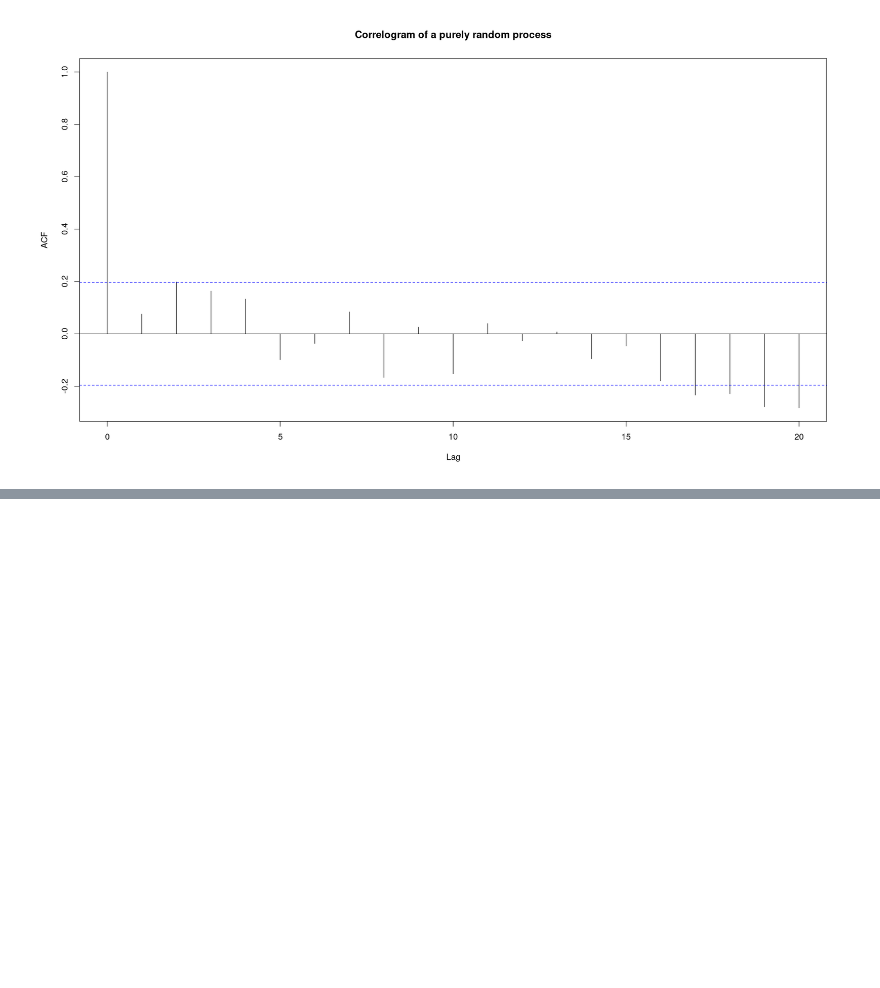
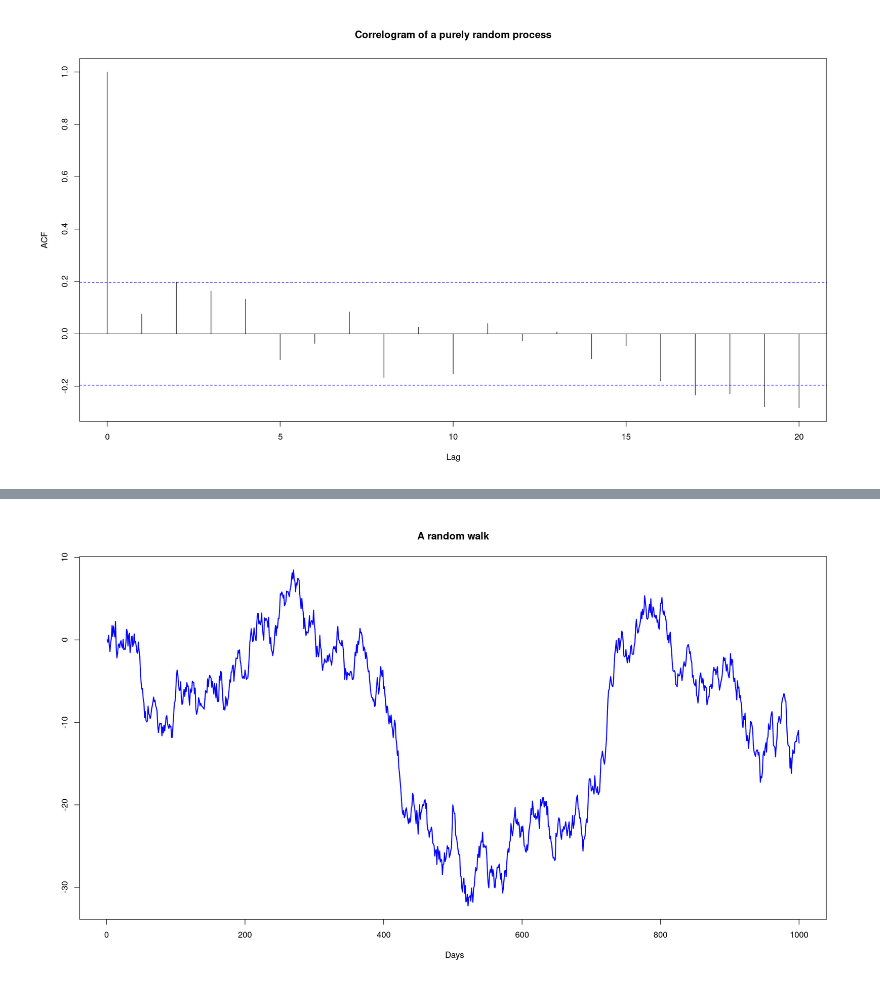
Before and after one commit to anilkunwar/coursera, a Jupyter notebook: SUNY_Practical_Time_Series_Analysis/Visualizing-Time-Series-and-Beginning-to Model-Time-Series.ipynb, the cells around one changed output, grey strips where cells are left out. Drawn from its saved outputs; the diff is of its cells as text; code cells hidden in the pictures; blank space fills up the shorter version.

```diff
--- a/SUNY_Practical_Time_Series_Analysis/Visualizing-Time-Series-and-Beginning-to Model-Time-Series.ipynb
+++ b/SUNY_Practical_Time_Series_Analysis/Visualizing-Time-Series-and-Beginning-to Model-Time-Series.ipynb
@@ -307,0 +319,6 @@ Autocorrelations of series ‘purely_random_process’, by lag
+# %%
+x= NULL
+x[1] = 0
+for (i in 2:1000){
+    x[i] = x[i - 1] + rnorm(1)
+}
@@ -307,0 +345,5 @@ Autocorrelations of series ‘purely_random_process’, by lag
+# %%
+random_walk = ts(x)
+plot(random_walk, main='A random walk', ylab=' ', xlab=' Days', col='blue', lwd=2)
+# %% [output]
+[figure, added]
```
Also changed, not shown: parts of 15 cells of this notebook, 1 other file.
